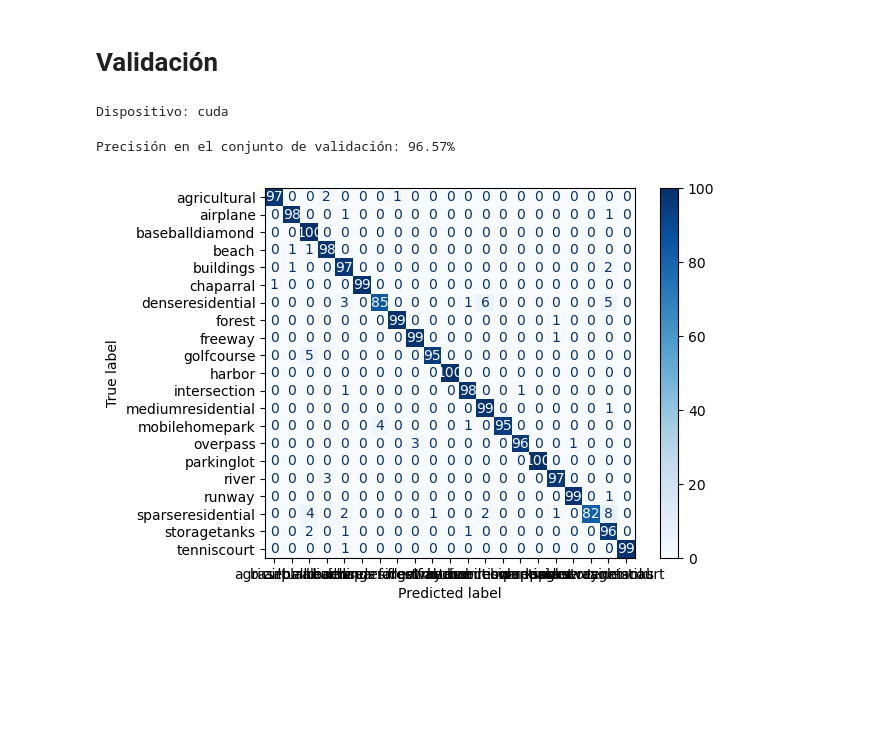
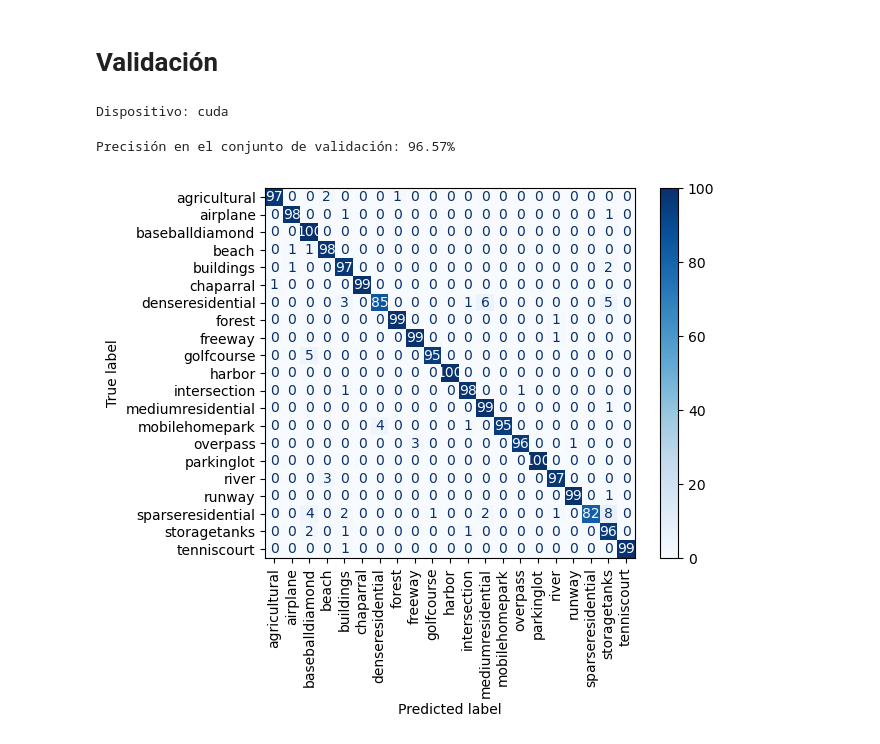
Before and after one commit to tiarinix/Laboratorios-de-inteligencia-artificial, a Jupyter notebook: Lab3.ipynb, the cells around one changed output. Cells and saved outputs as stored; diff of their text form; code cells hidden in the pictures; blank space fills up the shorter version.

Commit message:
Pregunta 1 completada 	new file:   Imagenes_lab3/Incepption-module.png 	new file:   Imagenes_lab3/google-net-like.png 	new file:   Imagenes_lab3/output_sinDA.png 	modified:   Lab3.ipynb

```diff
--- a/Lab3.ipynb
+++ b/Lab3.ipynb
@@ -83,64 +219,67 @@ from sklearn.metrics import confusion_matrix, ConfusionMatrixDisplay
 import matplotlib.pyplot as plt
 
 # Configurar el dispositivo (usar GPU si está disponible)
-device = torch.device("cuda" if torch.cuda.is_available() else "cpu")
-print("Dispositivo:", "cuda" if torch.cuda.is_available() else "cpu")
+device = torch.device("cuda" if torch.cuda.is_available() else "cpu")           # Selección de la GPU
+print("Dispositivo:", "cuda" if torch.cuda.is_available() else "cpu")           # Imprime el dispositivo seleccionado
 
 # Cargar el modelo GoogLeNet preentrenado
-model = models.googlenet(pretrained=True)
+model = models.googlenet(pretrained=True)                                       # Carga el modelo preentrenado GoogLeNet
 
 # Modificar la capa totalmente conectada final para 21 clases
-num_classes = 21
-model.fc = nn.Linear(model.fc.in_features, num_classes)
+num_classes = 21                                                                # Número de clases
+model.fc = nn.Linear(model.fc.in_features, num_classes)                         # Modifica la capa final del modelo
 
 # Mover el modelo al dispositivo seleccionado
-model = model.to(device)
+model = model.to(device)                                                        # Mueve el modelo a la GPU
 
 # Cargar el estado del modelo desde un archivo .pth
-model_path = "C:\\Users\\tiari\\OneDrive\\Documents\\IA\\model_epoch_9.pth"
-model.load_state_dict(torch.load(model_path))
-model.eval()  # Poner el modelo en modo de evaluación
+model_path = "C:\\Users\\tiari\\OneDrive\\Documents\\IA\\model_epoch_9.pth"     # Ruta del archivo .pth
+model.load_state_dict(torch.load(model_path))                                   # Carga el estado del modelo
+model.eval()                                                                    # Poner el modelo en modo de evaluación
 
 # Definir las transformaciones de los datos (ajustar según sea necesario)
-transform = transforms.Compose([
+transform = transforms.Compose([                                                # Transformaciones de los datos
     transforms.Resize((224, 224)),
     transforms.ToTensor(),
     transforms.Normalize(mean=[0.485, 0.456, 0.406], std=[0.229, 0.224, 0.225]),
 ])
 
 # Cargar el conjunto de validación
-val_dataset = datasets.ImageFolder(root="C:\\Users\\tiari\\OneDrive\\Documents\\IA\\images_train_test_val\\validation", transform=transform)
-val_loader = DataLoader(val_dataset, batch_size=32, shuffle=False)
+val_dataset = datasets.ImageFolder(root="C:\\Users\\tiari\\OneDrive\\Documents\\IA\\images_train_test_val\\validation", transform=transform)    # Carga el conjunto de validación
+val_loader = DataLoader(val_dataset, batch_size=32, shuffle=False)                                                                              # Carga el conjunto de validación en un DataLoader
 
 # Función para evaluar el modelo
-def evaluate_model(model, val_loader):
-    correct = 0
-    total = 0
-    all_labels = []
-    all_preds = []
+def evaluate_model(model, val_loader):                                          # Función para evaluar el modelo
+    correct = 0                                                                 # Inicializa el número de predicciones correctas
+    total = 0                                                                   # Inicializa el número total de predicciones
+    all_labels = []                                                             # Inicializa las etiquetas verdaderas
+    all_preds = []                                                              # Inicializa las etiquetas y las predicciones
 
-    with torch.no_grad():
+    with torch.no_grad():                                                       # Deshabilita el cálculo de gradientes
+        # Bucle de evaluación
         for images, labels in val_loader:
-            images, labels = images.to(device), labels.to(device)
-            outputs = model(images)
-            _, predicted = torch.max(outputs, 1)
-            total += labels.size(0)
-            correct += (predicted == labels).sum().item()
-            all_labels.extend(labels.cpu().numpy())
-            all_preds.extend(predicted.cpu().numpy())
+            images, labels = images.to(device), labels.to(device)               # Mueve las imágenes y las etiquetas a la GPU
+            outputs = model(images)                                             # Pasa las imágenes por el modelo
+            _, predicted = torch.max(outputs, 1)                                # Obtiene las predicciones
+            total += labels.size(0)                                             # Actualiza el número total de predicciones
+            correct += (predicted == labels).sum().item()                       # Actualiza el número de predicciones correctas
+            all_labels.extend(labels.cpu().numpy())                             # Añade las etiquetas verdaderas
+            all_preds.extend(predicted.cpu().numpy())                           # Añade las predicciones
 
-    accuracy = correct / total
-    print(f'Precisión en el conjunto de validación: {accuracy * 100:.2f}%')
+    accuracy = correct / total                                                  # Calcula la precisión
+    print(f'Precisión en el conjunto de validación: {accuracy * 100:.2f}%')     # Imprime la precisión
 
     # Matriz de confusión
-    cm = confusion_matrix(all_labels, all_preds)
-    disp = ConfusionMatrixDisplay(confusion_matrix=cm, display_labels=val_dataset.classes)
-    disp.plot(cmap=plt.cm.Blues)
-    plt.show()
+    cm = confusion_matrix(all_labels, all_preds)                                            # Calcula la matriz de confusión
+    disp = ConfusionMatrixDisplay(confusion_matrix=cm, display_labels=val_dataset.classes)  # Configura la visualización
+
+    # Configurar las etiquetas en vertical
+    disp.plot(cmap=plt.cm.Blues, xticks_rotation=90)                             # Visualiza la matriz de confusión
+    plt.show()                                                                   # Muestra la visualización
 
 # Evaluar el modelo
-evaluate_model(model, val_loader)
+evaluate_model(model, val_loader)                                                # Evalúa el modelo
 # %% [output]
 Dispositivo: cuda
 Precisión en el conjunto de validación: 96.57%
-[figure, old version]
+[figure, new version]
```
Also changed, not shown: parts of 5 cells of this notebook, 3 other files.
